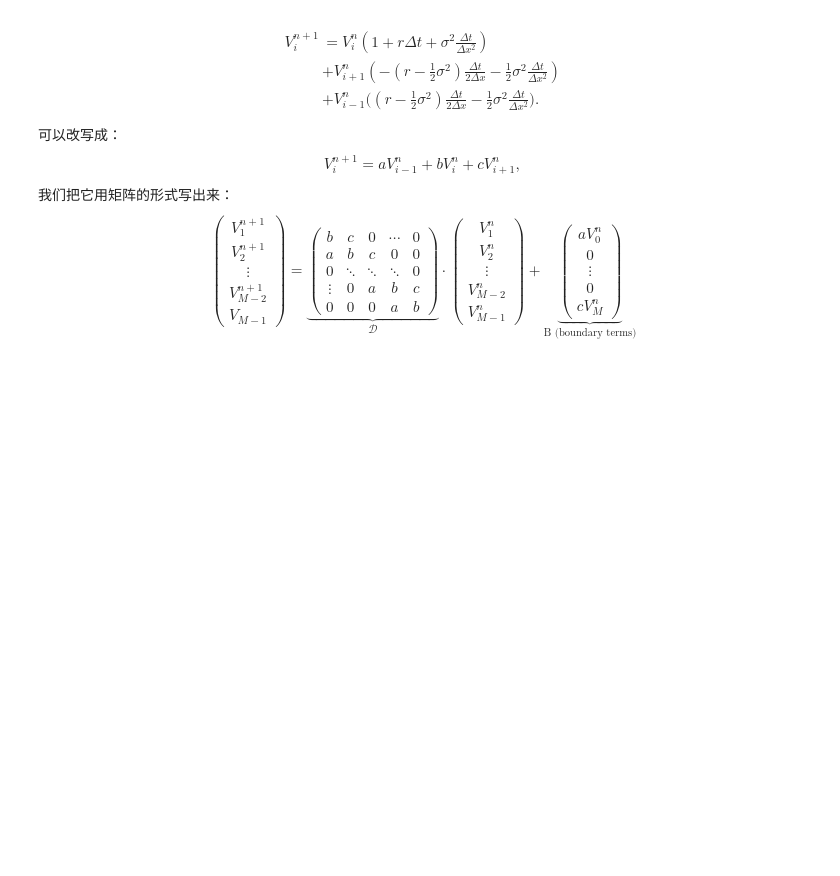
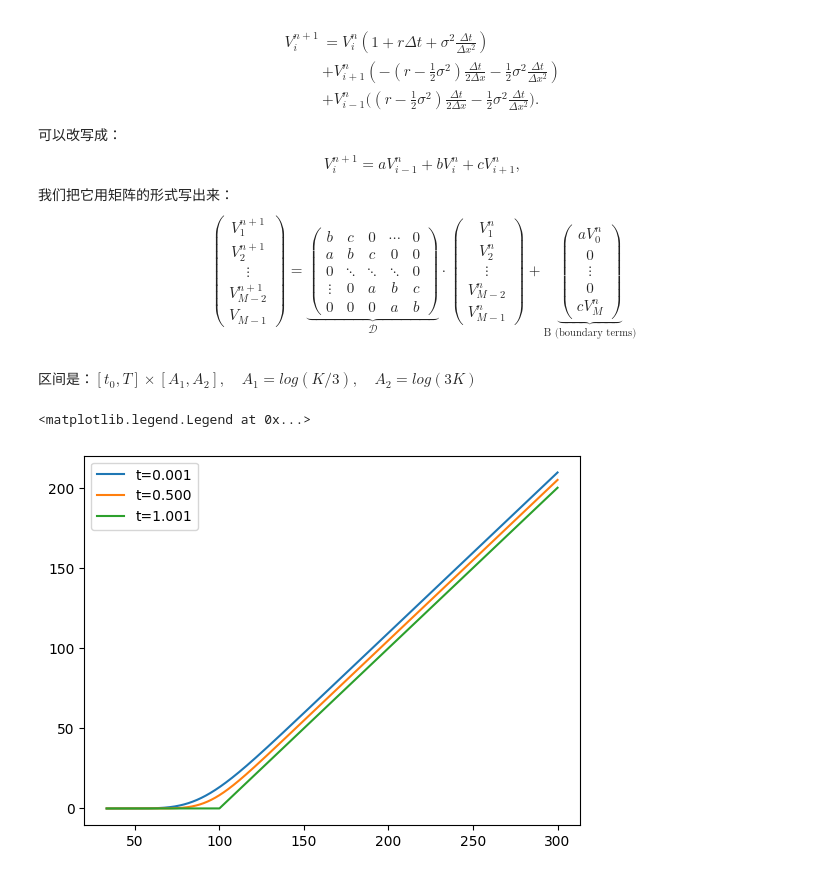
Before and after one commit to YongShen-98/numerical_PDE, a Jupyter notebook: 1D_Diffusion.ipynb, the cells around one changed output. Drawn from its saved outputs; the diff is of its cells as text; code cells hidden in the pictures; blank space fills up the shorter version.

```diff
--- a/1D_Diffusion.ipynb
+++ b/1D_Diffusion.ipynb
@@ -360,3 +375,52 @@ $$
 $$
 \begin{pmatrix}V_1^{n+1}\\V_2^{n+1}\\\vdots\\V_{M-2}^{n+1}\\V_{M-1}\end{pmatrix}=\underbrace{\begin{pmatrix}b&c&0&\cdots&0\\a&b&c&0&0\\0&\ddots&\ddots&\ddots&0\\\vdots&0&a&b&c\\0&0&0&a&b\end{pmatrix}}_{\mathcal{D}}\cdot\begin{pmatrix}V_1^n\\V_2^n\\\vdots\\V_{M-2}^n\\V_{M-1}^n\end{pmatrix}+\underbrace{\begin{pmatrix}aV_0^n\\0\\\vdots\\0\\cV_M^n\end{pmatrix}}_{\text{B (boundary terms)}}
 $$
+# %% [markdown]
+区间是：$[t_0, T]\times[A_1,A_2],\quad A_1 = log(K/3),\quad A_2=log(3K)$
+# %%
+r = 0.1
+sig = 0.2
+
+K = 100
+Texpir = 1
+Nspace = 3000  # M space steps
+Ntime = 2000  # N time steps
+
+S_max = 3 * float(K)
+S_min = float(K) / 3
+
+x_max = np.log(S_max)  # A2
+x_min = np.log(S_min)  # A1
+
+
+x, dx = np.linspace(x_min, x_max, Nspace, retstep=True)  # space discretization
+T, dt = np.linspace(0, Texpir, Ntime, retstep=True)  # time discretization
+Payoff = np.maximum(np.exp(x) - K, 0)  # Call payoff
+
+V = np.zeros((Nspace, Ntime))  # grid initialization
+offset = np.zeros(Nspace - 2)  # vector to be used for the boundary terms
+
+V[:, -1] = Payoff  # terminal conditions
+V[-1, :] = np.exp(x_max) - K * np.exp(-r * T[::-1])  # boundary condition
+V[0, :] = 0  # boundary condition
+
+# construction of the tri-diagonal matrix D
+sig2 = sig * sig
+dxx = dx * dx
+
+a = (dt / 2) * ((r - 0.5 * sig2) / dx - sig2 / dxx)
+b = 1 + dt * (sig2 / dxx + r)
+c = -(dt / 2) * ((r - 0.5 * sig2) / dx + sig2 / dxx)
+
+D = scipy.sparse.diags([a, b, c], [-1, 0, 1], shape=(Nspace - 2, Nspace - 2)).tocsc()
+# Backward iteration
+for i in range(Ntime - 2, -1, -1):
+    offset[0] = a * V[0, i]
+    offset[-1] = c * V[-1, i]
+    V[1:-1, i] = spsolve(D, (V[1:-1, i + 1] - offset))
+
+CFL = sig*dt/dx**2
+S = np.exp(x)
+# %% [output]
+<matplotlib.legend.Legend at 0x...>
+[figure, added]
```
Also changed, not shown: parts of 7 cells of this notebook.
